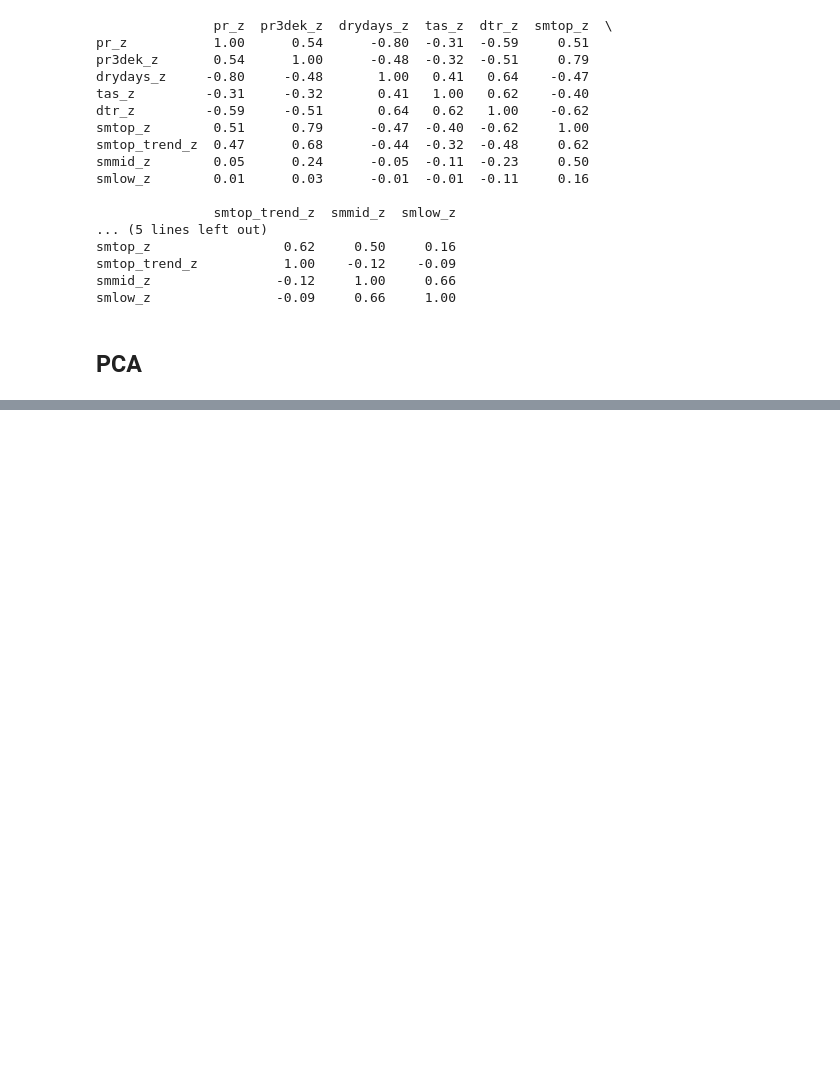
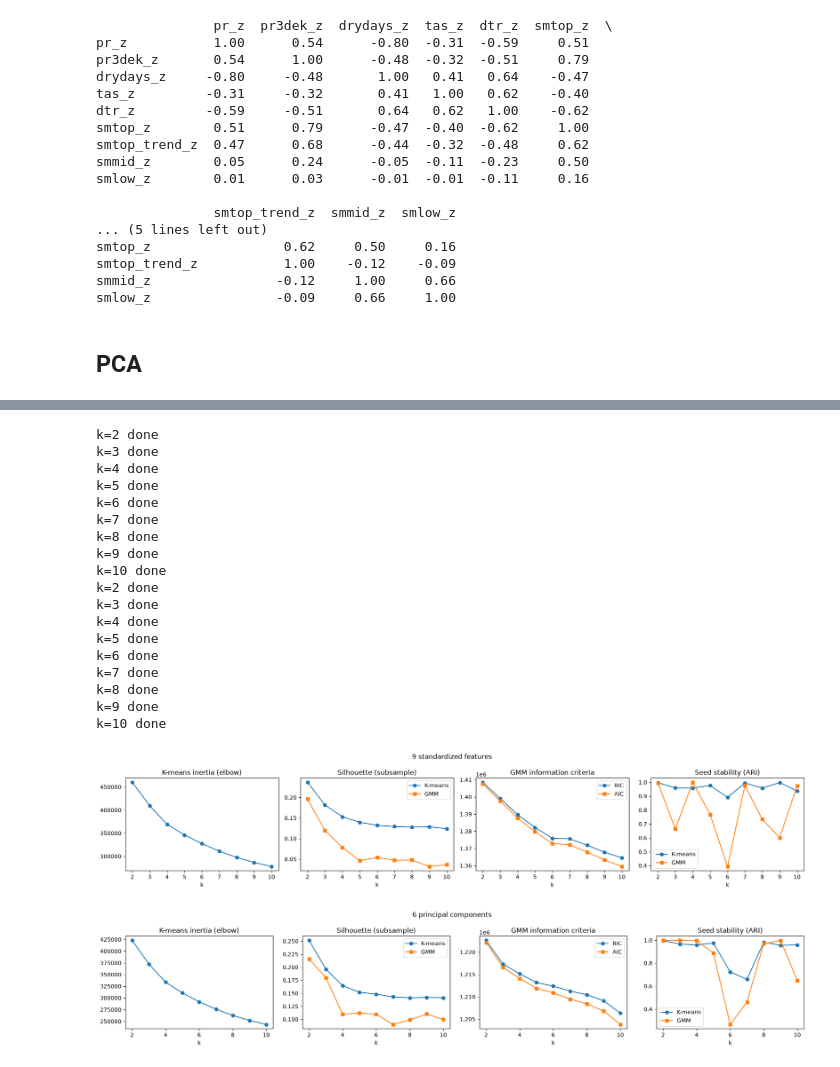
Before and after one commit to frankepolina/ai4hws_portfolioproject, a Jupyter notebook: dev/explore_features.ipynb, the cells around one changed output, grey strips where cells are left out. Saved outputs shown, nothing was run; the diff lists cells and outputs as text; code cells hidden in the pictures; blank space fills up the shorter version.

Commit message:
Feature exploration, Correlation and PCA analysis, ongoing clustering...

```diff
--- a/dev/explore_features.ipynb
+++ b/dev/explore_features.ipynb
@@ -342,0 +347,5 @@ PC4    -0.15
+# %%
+k = 6
+load_k = pca.components_[:k].T * np.sqrt(pca.explained_variance_[:k])   # shape (9 features, k)
+retained = pd.Series((load_k**2).sum(axis=1), index=feat_cols).round(2)
+print(retained.sort_values())
@@ -342,0 +379,75 @@ PC4    -0.15
+# %%
+Xs  = StandardScaler().fit_transform(X)        # 9 standardized features (primary)
+Z6  = pca.transform(Xs)[:, :6]                 # 6 PC scores (robustness run), no whitening
+
+def evaluate_k(X, k_range=range(2, 11), sample_size=10000, seed=42):
+    """
+    For each k: K-means (inertia, silhouette on a subsample, Davies-Bouldin, seed stability,
+    smallest cluster share) and GMM with full covariance (BIC, AIC, silhouette on the same subsample).
+    Stability = adjusted Rand index between two fits with different random seeds.
+    """
+    rows = []
+    for k in k_range:
+        km  = KMeans(n_clusters=k, n_init=10, random_state=seed).fit(X)
+        km2 = KMeans(n_clusters=k, n_init=10, random_state=seed + 1).fit(X)
+
+        gmm  = GaussianMixture(n_components=k, covariance_type="full", n_init=3, random_state=seed).fit(X)
+        gmm2 = GaussianMixture(n_components=k, covariance_type="full", n_init=3, random_state=seed + 1).fit(X)
+        gl, gl2 = gmm.predict(X), gmm2.predict(X)
+
+        rows.append({
+            "k": k,
+            "km_inertia": km.inertia_,
+            "km_silhouette": silhouette_score(X, km.labels_, sample_size=sample_size, random_state=seed),
+            "km_davies_bouldin": davies_bouldin_score(X, km.labels_),
+            "km_stability_ari": adjusted_rand_score(km.labels_, km2.labels_),
+            "km_min_share": np.bincount(km.labels_).min() / len(X),
+            "gmm_bic": gmm.bic(X),
+            "gmm_aic": gmm.aic(X),
+            "gmm_silhouette": silhouette_score(X, gl, sample_size=sample_size, random_state=seed),
+            "gmm_stability_ari": adjusted_rand_score(gl, gl2),
+            "gmm_min_share": np.bincount(gl, minlength=k).min() / len(X),
+        })
+        print(f"k={k} done")
+    return pd.DataFrame(rows).set_index("k")
+
+
+def plot_k_selection(res, title):
+    fig, axes = plt.subplots(1, 4, figsize=(18, 3.6))
+    axes[0].plot(res.index, res["km_inertia"], "o-");                  axes[0].set_title("K-means inertia (elbow)")
+    axes[1].plot(res.index, res["km_silhouette"], "o-", label="K-means")
+    axes[1].plot(res.index, res["gmm_silhouette"], "s-", label="GMM"); axes[1].set_title("Silhouette (subsample)"); axes[1].legend()
+    axes[2].plot(res.index, res["gmm_bic"], "o-", label="BIC")
+    axes[2].plot(res.index, res["gmm_aic"], "s-", label="AIC");       axes[2].set_title("GMM information criteria"); axes[2].legend()
+    axes[3].plot(res.index, res["km_stability_ari"], "o-", label="K-means")
+    axes[3].plot(res.index, res["gmm_stability_ari"], "s-", label="GMM"); axes[3].set_title("Seed stability (ARI)"); axes[3].legend()
+    for ax in axes: ax.set_xlabel("k")
+    fig.suptitle(title); plt.tight_layout(); plt.show()
+
+
+res9 = evaluate_k(Xs)
+res6 = evaluate_k(Z6)
+plot_k_selection(res9, "9 standardized features")
+plot_k_selection(res6, "6 principal components")
+print(res9.round(3)); print(res6.round(3))
+# %% [output]
+k=2 done
+k=3 done
+k=4 done
+k=5 done
+k=6 done
+k=7 done
+k=8 done
+k=9 done
+k=10 done
+k=2 done
+k=3 done
+k=4 done
+k=5 done
+k=6 done
+k=7 done
+k=8 done
+k=9 done
+k=10 done
+[figure, added]
+[figure, added]
```
Also changed, not shown: parts of 27 cells of this notebook.
